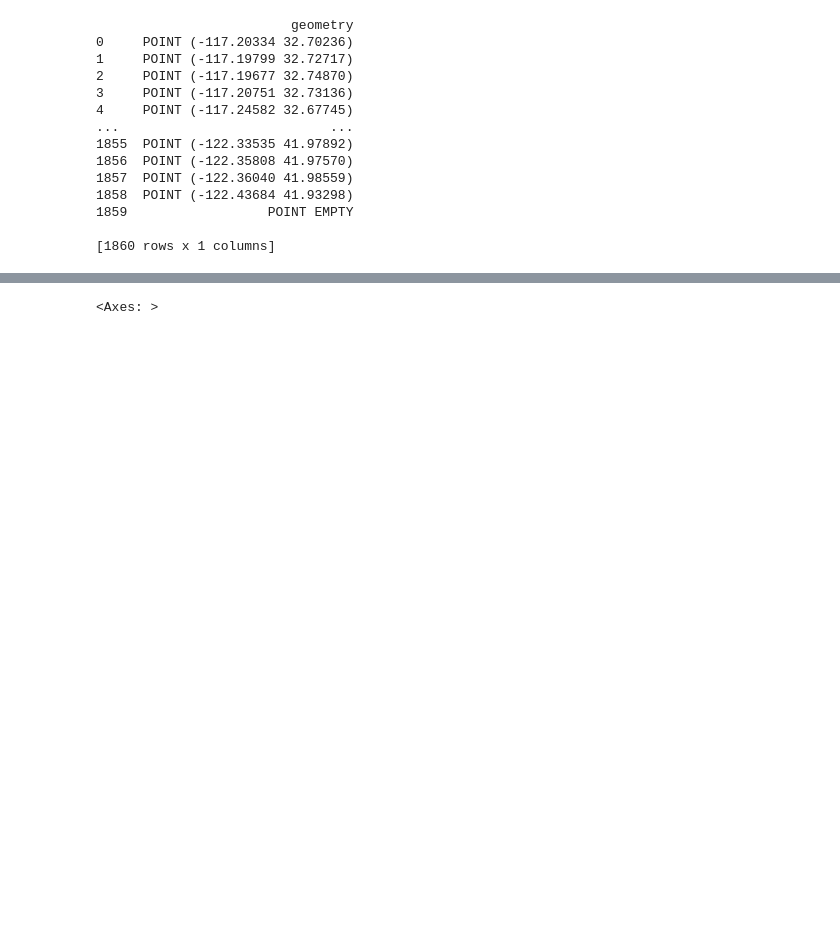
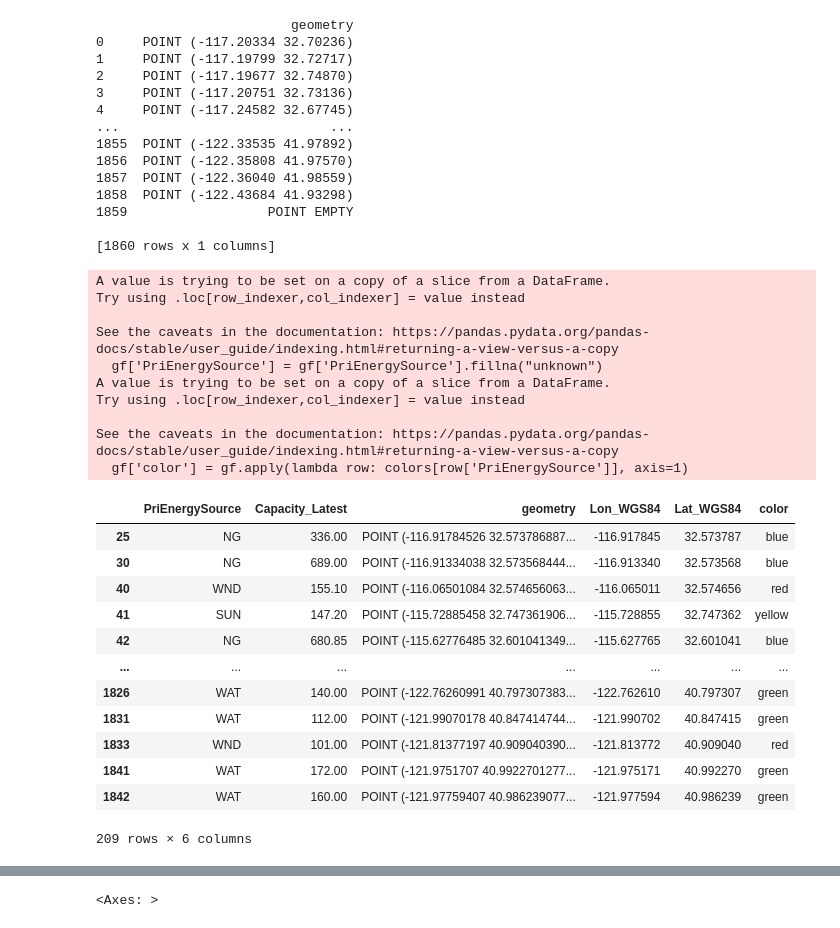
Before and after one commit to CatLava/data-projects, a Jupyter notebook: powerplant/California_powerplants.ipynb, the cells around one changed output, grey strips where cells are left out. Saved outputs shown, nothing was run; the diff lists cells and outputs as text; code cells hidden in the pictures; blank space fills up the shorter version.

```diff
--- a/powerplant/California_powerplants.ipynb
+++ b/powerplant/California_powerplants.ipynb
@@ -109,3 +110,47 @@ print(gdf)
 1859                  POINT EMPTY
 
 [1860 rows x 1 columns]
+# %%
+gf = geof[geof["Capacity_Latest"] > 100]
+gf['PriEnergySource'].unique()
+colors = {
+    'NG' : 'blue',
+    'WND': 'red',
+    'SUN': 'yellow',
+    'WAT': 'green',
+    'NUC': 'purple',
+    'unknown' : 'white',
+    'GEO': 'red',
+    'JF': 'red',
+    'NG, DFO' : 'red',
+    'NG, OG': 'red',
+    'BIT' :'red'
+}
+gf.dropna()
+gf['PriEnergySource'] = gf['PriEnergySource'].fillna("unknown")
+gf['color'] = gf.apply(lambda row: colors[row['PriEnergySource']], axis=1)
+gf
+# %% [output]
+A value is trying to be set on a copy of a slice from a DataFrame.
+Try using .loc[row_indexer,col_indexer] = value instead
+
+See the caveats in the documentation: https://pandas.pydata.org/pandas-docs/stable/user_guide/indexing.html#returning-a-view-versus-a-copy
+  gf['PriEnergySource'] = gf['PriEnergySource'].fillna("unknown")
+A value is trying to be set on a copy of a slice from a DataFrame.
+Try using .loc[row_indexer,col_indexer] = value instead
+
+See the caveats in the documentation: https://pandas.pydata.org/pandas-docs/stable/user_guide/indexing.html#returning-a-view-versus-a-copy
+  gf['color'] = gf.apply(lambda row: colors[row['PriEnergySource']], axis=1)
+|  | PriEnergySource | Capacity_Latest | geometry | Lon_WGS84 | Lat_WGS84 | color |
+| 25 | NG | 336.00 | POINT (-116.91784526 32.573786887... | -116.917845 | 32.573787 | blue |
+| 30 | NG | 689.00 | POINT (-116.91334038 32.573568444... | -116.913340 | 32.573568 | blue |
+| 40 | WND | 155.10 | POINT (-116.06501084 32.574656063... | -116.065011 | 32.574656 | red |
+| 41 | SUN | 147.20 | POINT (-115.72885458 32.747361906... | -115.728855 | 32.747362 | yellow |
+| 42 | NG | 680.85 | POINT (-115.62776485 32.601041349... | -115.627765 | 32.601041 | blue |
+| ... | ... | ... | ... | ... | ... | ... |
+| 1826 | WAT | 140.00 | POINT (-122.76260991 40.797307383... | -122.762610 | 40.797307 | green |
+| 1831 | WAT | 112.00 | POINT (-121.99070178 40.847414744... | -121.990702 | 40.847415 | green |
+| 1833 | WND | 101.00 | POINT (-121.81377197 40.909040390... | -121.813772 | 40.909040 | red |
+| 1841 | WAT | 172.00 | POINT (-121.9751707 40.9922701277... | -121.975171 | 40.992270 | green |
+| 1842 | WAT | 160.00 | POINT (-121.97759407 40.986239077... | -121.977594 | 40.986239 | green |
+209 rows × 6 columns
```
Also changed, not shown: parts of 11 cells of this notebook.
